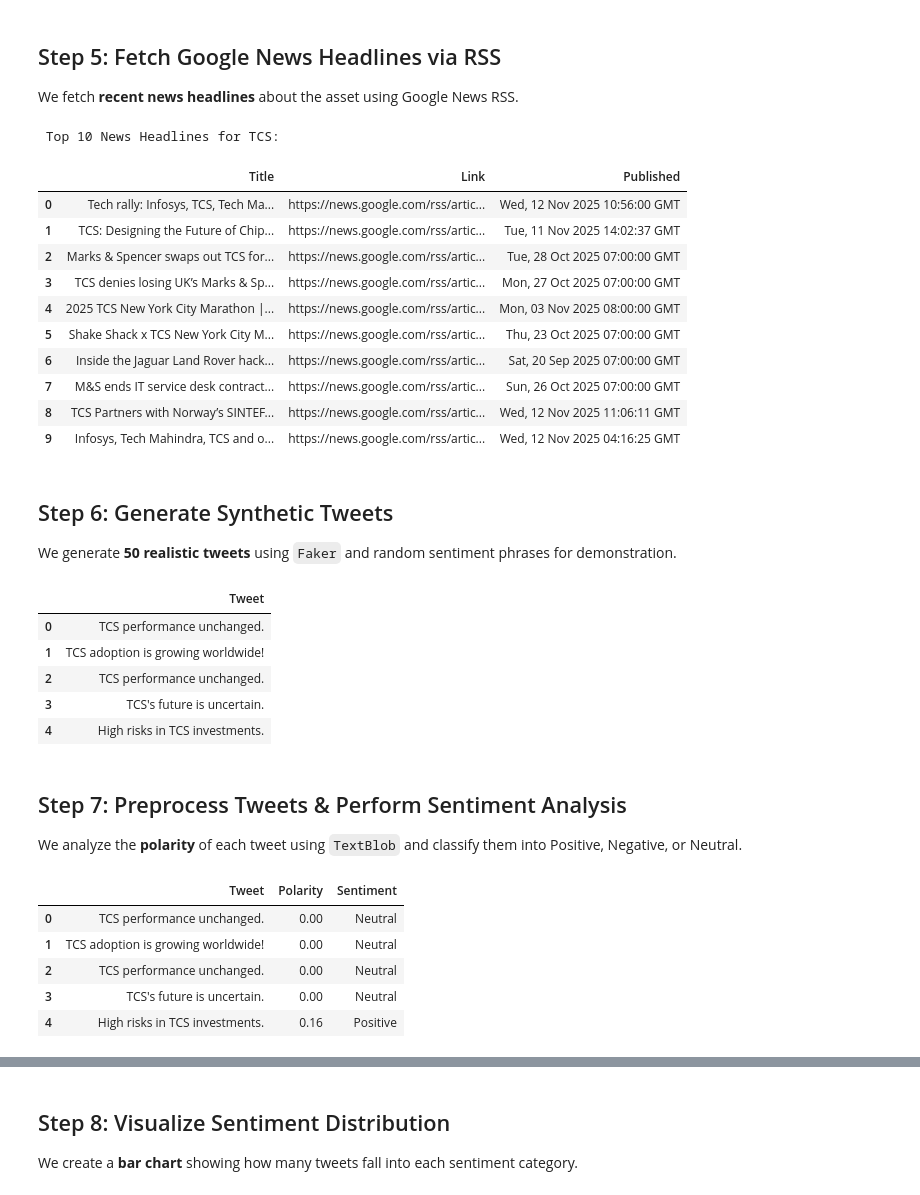
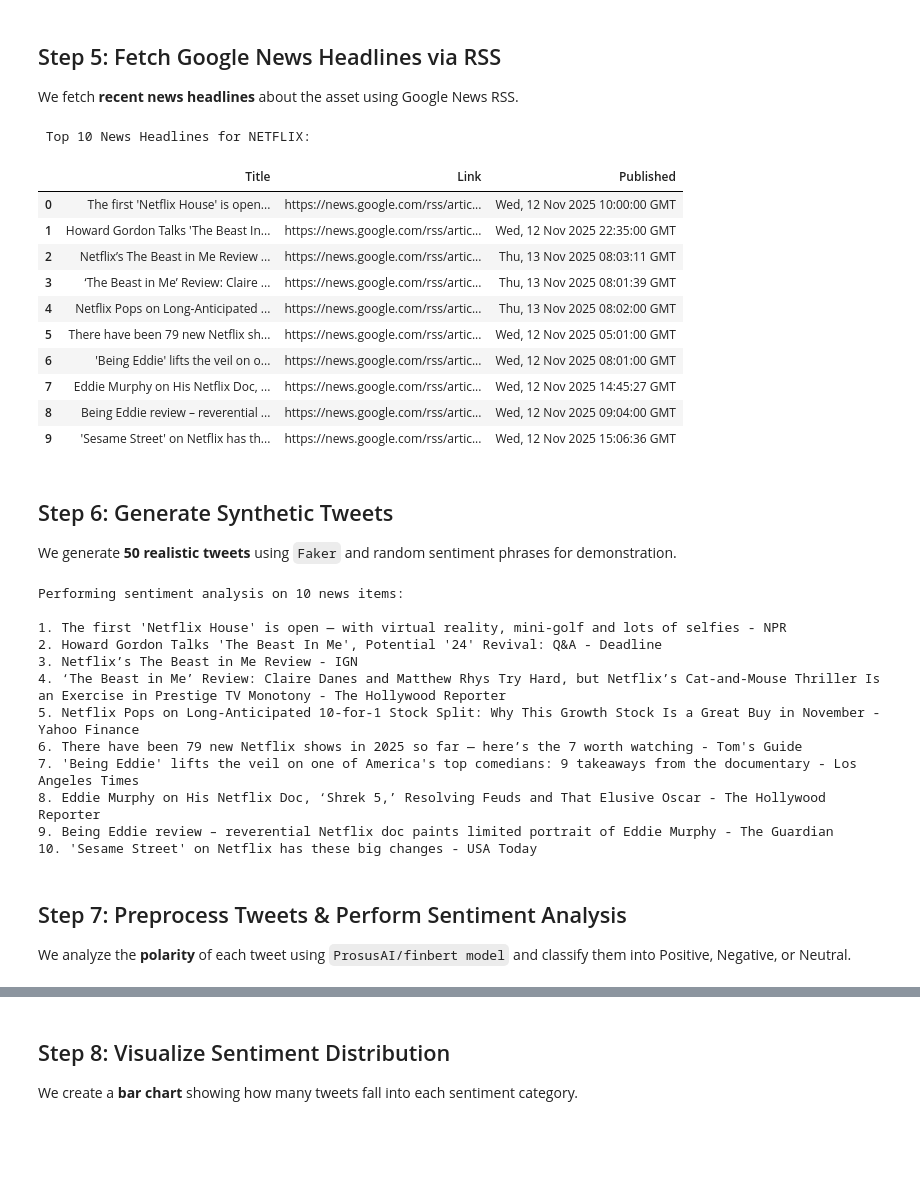
Before and after one commit to gopichandchalla16/infosys-internship-real-time-industry-insight-system, a Jupyter notebook: Project_Sprint1.ipynb, the cells around one changed output, grey strips where cells are left out. Cells and saved outputs as stored; diff of their text form; code cells hidden in the pictures; blank space fills up the shorter version.

```diff
--- a/Project_Sprint1.ipynb
+++ b/Project_Sprint1.ipynb
@@ -241,33 +255,43 @@ We fetch **recent news headlines** about the asset using Google News RSS.
 # %%
 # Construct RSS feed URL for Google News
 company_name=asset_name.replace(" ", "");
 rss_url = f"https://news.google.com/rss/search?q={company_name}&hl=en-US&gl=US&ceid=US:en"
-
+global news_items
 feed = feedparser.parse(rss_url)
 news_items = [{"Title": entry.title, "Link": entry.link, "Published": entry.published} for entry in feed.entries[:10]]
 titles = [item["Title"] for item in news_items]
 links = [item["Link"] for item in news_items]
 news_df = pd.DataFrame(news_items)
 print(f"\n Top 10 News Headlines for {asset_name}:")
 display(news_df)
 # %% [output]
- Top 10 News Headlines for TCS:
+ Top 10 News Headlines for NETFLIX:
 |  | Title | Link | Published |
-| 0 | Tech rally: Infosys, TCS, Tech Ma... | https://news.google.com/rss/artic... | Wed, 12 Nov 2025 10:56:00 GMT |
-| 1 | TCS: Designing the Future of Chip... | https://news.google.com/rss/artic... | Tue, 11 Nov 2025 14:02:37 GMT |
-| 2 | Marks & Spencer swaps out TCS for... | https://news.google.com/rss/artic... | Tue, 28 Oct 2025 07:00:00 GMT |
-| 3 | TCS denies losing UK’s Marks & Sp... | https://news.google.com/rss/artic... | Mon, 27 Oct 2025 07:00:00 GMT |
-| 4 | 2025 TCS New York City Marathon |... | https://news.google.com/rss/artic... | Mon, 03 Nov 2025 08:00:00 GMT |
-| 5 | Shake Shack x TCS New York City M... | https://news.google.com/rss/artic... | Thu, 23 Oct 2025 07:00:00 GMT |
-| 6 | Inside the Jaguar Land Rover hack... | https://news.google.com/rss/artic... | Sat, 20 Sep 2025 07:00:00 GMT |
-| 7 | M&S ends IT service desk contract... | https://news.google.com/rss/artic... | Sun, 26 Oct 2025 07:00:00 GMT |
-| 8 | TCS Partners with Norway’s SINTEF... | https://news.google.com/rss/artic... | Wed, 12 Nov 2025 11:06:11 GMT |
-| 9 | Infosys, Tech Mahindra, TCS and o... | https://news.google.com/rss/artic... | Wed, 12 Nov 2025 04:16:25 GMT |
+| 0 | The first 'Netflix House' is open... | https://news.google.com/rss/artic... | Wed, 12 Nov 2025 10:00:00 GMT |
+| 1 | Howard Gordon Talks 'The Beast In... | https://news.google.com/rss/artic... | Wed, 12 Nov 2025 22:35:00 GMT |
+| 2 | Netflix’s The Beast in Me Review ... | https://news.google.com/rss/artic... | Thu, 13 Nov 2025 08:03:11 GMT |
+| 3 | ‘The Beast in Me’ Review: Claire ... | https://news.google.com/rss/artic... | Thu, 13 Nov 2025 08:01:39 GMT |
+| 4 | Netflix Pops on Long-Anticipated ... | https://news.google.com/rss/artic... | Thu, 13 Nov 2025 08:02:00 GMT |
+| 5 | There have been 79 new Netflix sh... | https://news.google.com/rss/artic... | Wed, 12 Nov 2025 05:01:00 GMT |
+| 6 | 'Being Eddie' lifts the veil on o... | https://news.google.com/rss/artic... | Wed, 12 Nov 2025 08:01:00 GMT |
+| 7 | Eddie Murphy on His Netflix Doc, ... | https://news.google.com/rss/artic... | Wed, 12 Nov 2025 14:45:27 GMT |
+| 8 | Being Eddie review – reverential ... | https://news.google.com/rss/artic... | Wed, 12 Nov 2025 09:04:00 GMT |
+| 9 | 'Sesame Street' on Netflix has th... | https://news.google.com/rss/artic... | Wed, 12 Nov 2025 15:06:36 GMT |
 # %% [markdown]
 ## Step 6: Generate Synthetic Tweets
 We generate **50 realistic tweets** using `Faker` and random sentiment phrases for demonstration.
 # %%
+from faker import Faker
+import random
+import pandas as pd
+
 fake = Faker()
+
+# Fix: properly close the list after 'else'
+texts = [n["Title"] for n in news_items] if news_items else [
+    fake.sentence(nb_words=6) for _ in range(10)
+]
+
 positive_phrases = [
     f"{company_name} is surging!",
     f"Profits from {company_name} are amazing!",
@@ -305,29 +329,28 @@ for _ in range(50):
         tweets.append(random.choice(neutral_phrases))
 
 tweets_df = pd.DataFrame(tweets, columns=["Tweet"])
-tweets_df.head()
+
+# Display output based on the data source used
+if news_items:
+    print(f"\nPerforming sentiment analysis on {len(texts)} news items:\n")
+    for i, text in enumerate(texts, 1):
+        print(f"{i}. {text}")
+else:
+    print(f"\nPerforming sentiment analysis on {len(tweets_df)} generated tweets:\n")
+    print(tweets_df)
 # %% [output]
-|  | Tweet |
-| 0 | TCS performance unchanged. |
-| 1 | TCS adoption is growing worldwide! |
-| 2 | TCS performance unchanged. |
-| 3 | TCS's future is uncertain. |
-| 4 | High risks in TCS investments. |
+Performing sentiment analysis on 10 news items:
+
+1. The first 'Netflix House' is open — with virtual reality, mini-golf and lots of selfies - NPR
+2. Howard Gordon Talks 'The Beast In Me', Potential '24' Revival: Q&A - Deadline
+3. Netflix’s The Beast in Me Review - IGN
+4. ‘The Beast in Me’ Review: Claire Danes and Matthew Rhys Try Hard, but Netflix’s Cat-and-Mouse Thriller Is an Exercise in Prestige TV Monotony - The Hollywood Reporter
+5. Netflix Pops on Long-Anticipated 10-for-1 Stock Split: Why This Growth Stock Is a Great Buy in November - Yahoo Finance
+6. There have been 79 new Netflix shows in 2025 so far — here’s the 7 worth watching - Tom's Guide
+7. 'Being Eddie' lifts the veil on one of America's top comedians: 9 takeaways from the documentary - Los Angeles Times
+8. Eddie Murphy on His Netflix Doc, ‘Shrek 5,’ Resolving Feuds and That Elusive Oscar - The Hollywood Reporter
+9. Being Eddie review – reverential Netflix doc paints limited portrait of Eddie Murphy - The Guardian
+10. 'Sesame Street' on Netflix has these big changes - USA Today
 # %% [markdown]
 ## Step 7: Preprocess Tweets & Perform Sentiment Analysis
-We analyze the **polarity** of each tweet using `TextBlob` and classify them into Positive, Negative, or Neutral.
+We analyze the **polarity** of each tweet using `ProsusAI/finbert model` and classify them into Positive, Negative, or Neutral.
-# %%
-# Sentiment polarity
-tweets_df["Polarity"] = tweets_df["Tweet"].apply(lambda x: TextBlob(x).sentiment.polarity)
-# Sentiment category
-tweets_df["Sentiment"] = tweets_df["Polarity"].apply(
-    lambda x: "Positive" if x > 0 else ("Negative" if x < 0 else "Neutral")
-)
-tweets_df.head()
-# %% [output]
-|  | Tweet | Polarity | Sentiment |
-| 0 | TCS performance unchanged. | 0.00 | Neutral |
-| 1 | TCS adoption is growing worldwide! | 0.00 | Neutral |
-| 2 | TCS performance unchanged. | 0.00 | Neutral |
-| 3 | TCS's future is uncertain. | 0.00 | Neutral |
-| 4 | High risks in TCS investments. | 0.16 | Positive |
```
Also changed, not shown: parts of 16 cells of this notebook.
